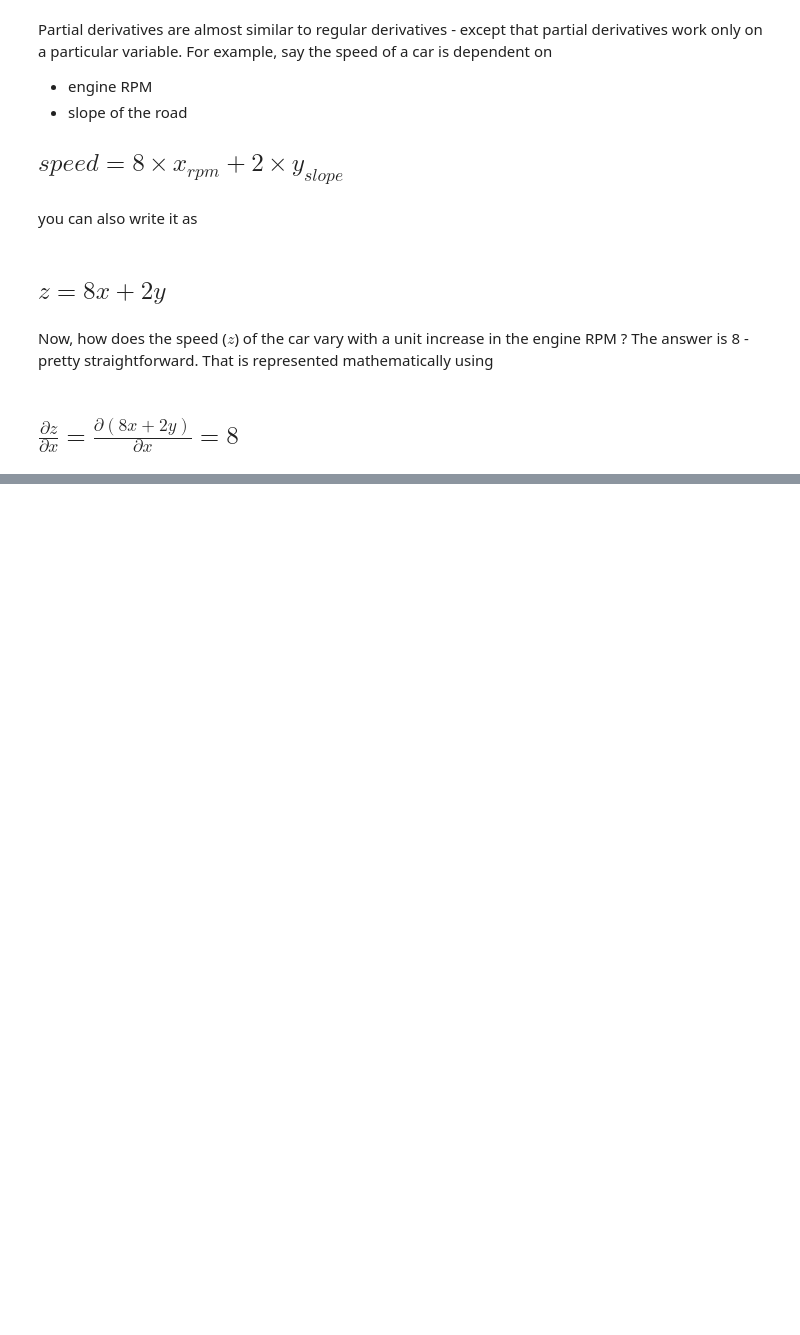
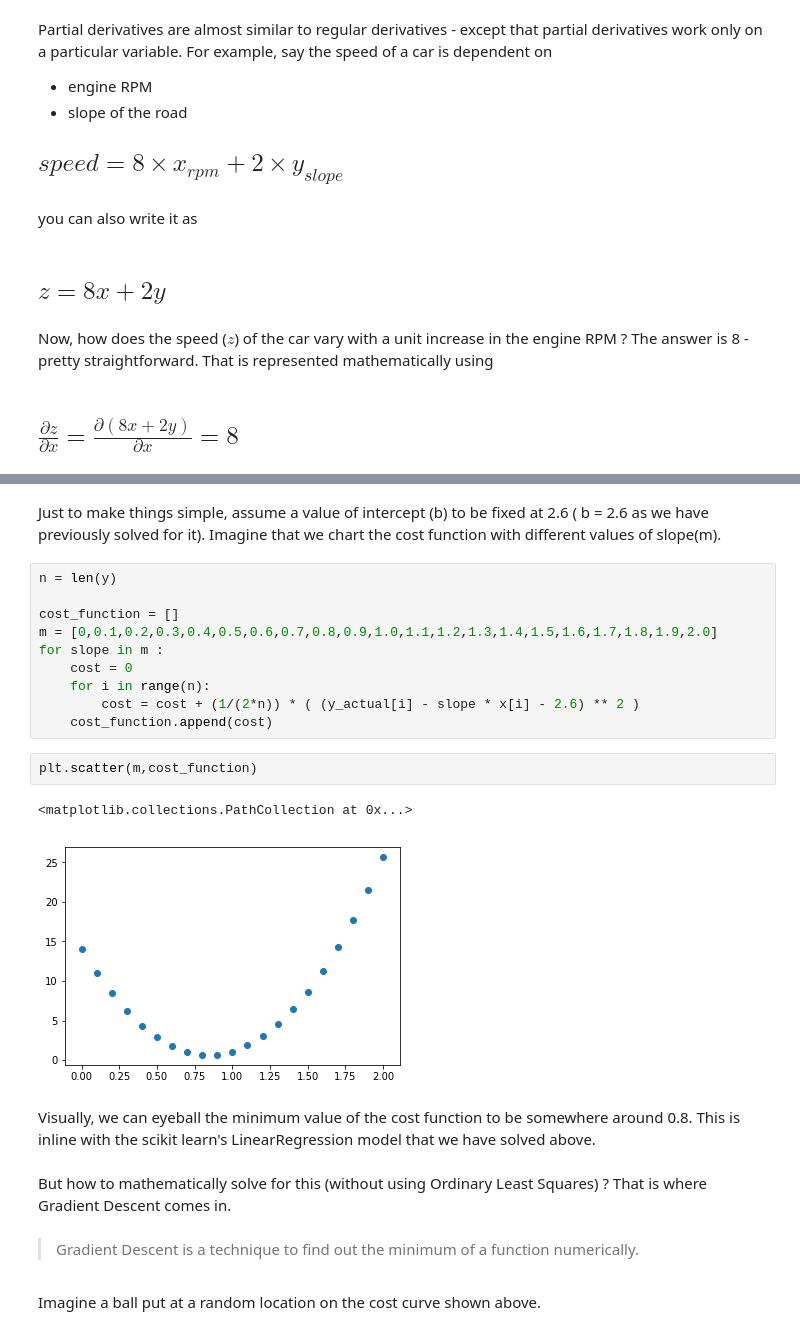
Before and after one commit to hotcode002/deep_learning, a Jupyter notebook: Week 1/gradient_descent.ipynb, the cells around one changed output, grey strips where cells are left out. Drawn from its saved outputs; the diff is of its cells as text; blank space fills up the shorter version.

```diff
--- a/Week 1/gradient_descent.ipynb
+++ b/Week 1/gradient_descent.ipynb
@@ -175,0 +280,25 @@ Now, how does the speed ($z$) of the car vary with a unit increase in the engine
+# %% [markdown]
+Just to make things simple, assume a value of intercept (b) to be fixed at 2.6 ( b = 2.6 as we have previously solved for it). Imagine that we chart the cost function with different values of slope(m).
+# %%
+n = len(y)
+
+cost_function = []
+m = [0,0.1,0.2,0.3,0.4,0.5,0.6,0.7,0.8,0.9,1.0,1.1,1.2,1.3,1.4,1.5,1.6,1.7,1.8,1.9,2.0]
+for slope in m :
+    cost = 0
+    for i in range(n):
+        cost = cost + (1/(2*n)) * ( (y_actual[i] - slope * x[i] - 2.6) ** 2 )
+    cost_function.append(cost)
+# %%
+plt.scatter(m,cost_function)
+# %% [output]
+<matplotlib.collections.PathCollection at 0x...>
+[figure, added]
+# %% [markdown]
+Visually, we can eyeball the minimum value of the cost function to be somewhere around 0.8. This is inline with the scikit learn's LinearRegression model that we have solved above.
+# %% [markdown]
+But how to mathematically solve for this (without using Ordinary Least Squares) ? That is where Gradient Descent comes in.
+# %% [markdown]
+> Gradient Descent is a technique to find out the minimum of a function numerically.
+# %% [markdown]
+Imagine a ball put at a random location on the cost curve shown above.
```
Also changed, not shown: parts of 23 cells of this notebook, 2 other files.
